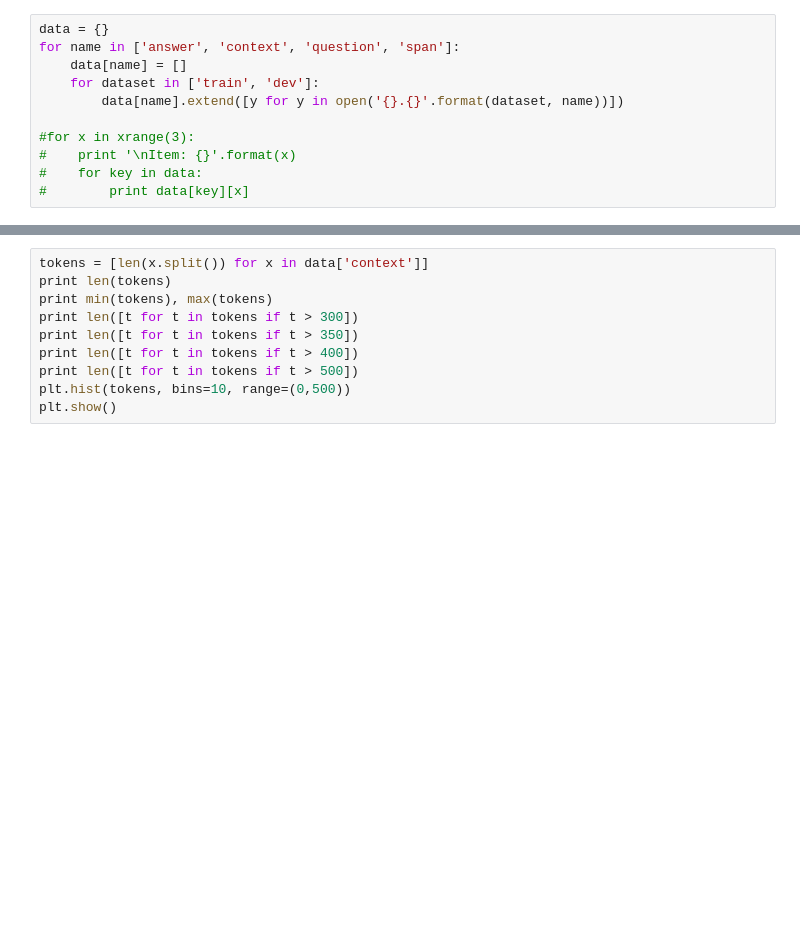
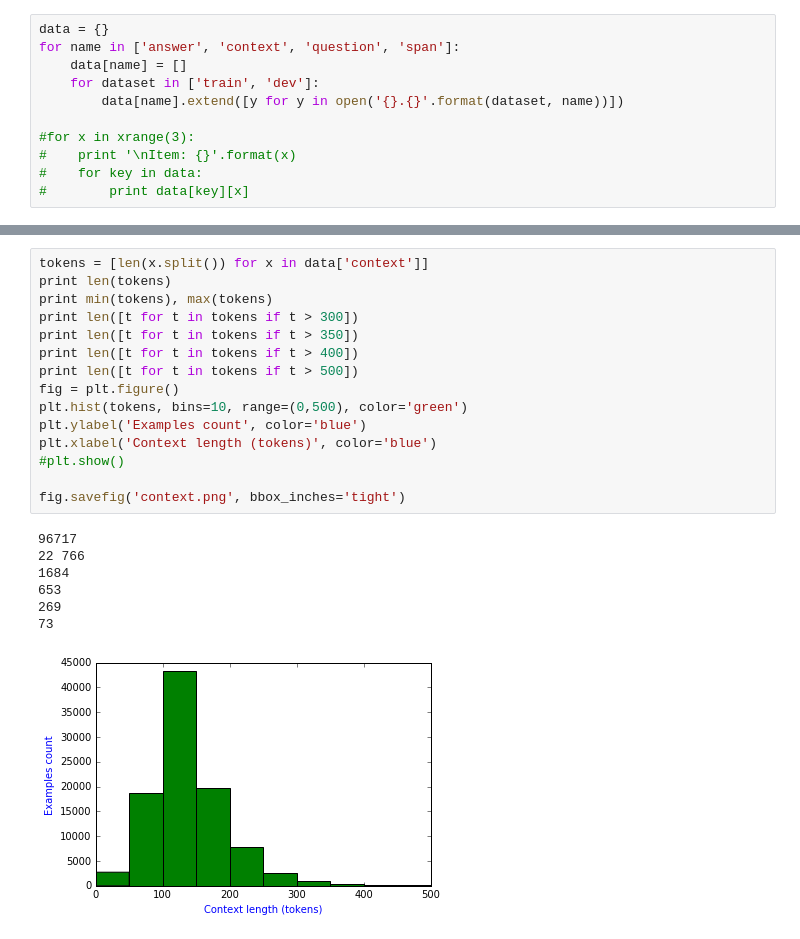
Before and after one commit to raksitov/squad, a Jupyter notebook: data/DataAnalysis.ipynb, the cells around one changed output, grey strips where cells are left out. Saved outputs shown, nothing was run; the diff lists cells and outputs as text; blank space fills up the shorter version.

```diff
--- a/data/DataAnalysis.ipynb
+++ b/data/DataAnalysis.ipynb
@@ -22,13 +35,26 @@ plt.show()
 # %%
 tokens = [len(x.split()) for x in data['context']]
 print len(tokens)
 print min(tokens), max(tokens)
 print len([t for t in tokens if t > 300])
 print len([t for t in tokens if t > 350])
 print len([t for t in tokens if t > 400])
 print len([t for t in tokens if t > 500])
-plt.hist(tokens, bins=10, range=(0,500))
-plt.show()
+fig = plt.figure()
+plt.hist(tokens, bins=10, range=(0,500), color='green')
+plt.ylabel('Examples count', color='blue')
+plt.xlabel('Context length (tokens)', color='blue')
+#plt.show()
+
+fig.savefig('context.png', bbox_inches='tight')
+# %% [output]
+96717
+22 766
+1684
+653
+269
+73
+[figure, added]
 # %%
 tokens = [len(x.split()) for x in data['question']]
 print len(tokens)
```
Also changed, not shown: parts of 7 cells of this notebook, 3 other files.
